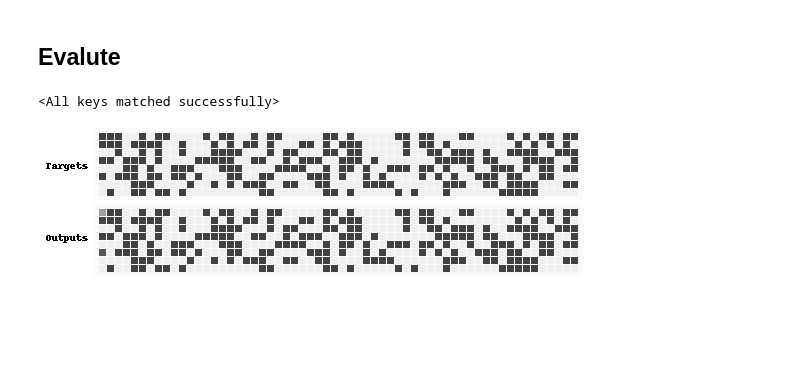
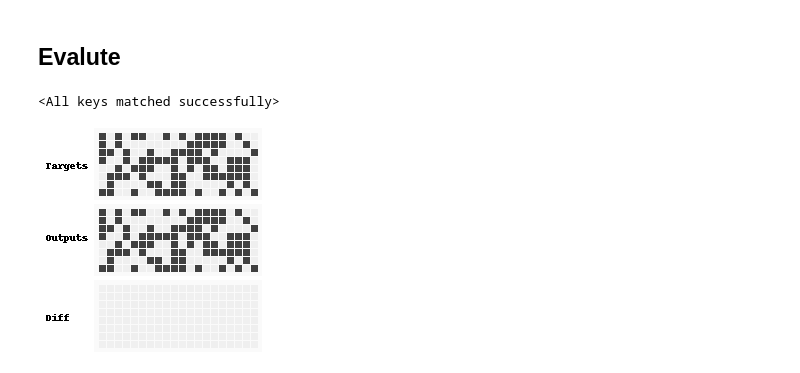
Before and after one commit to mahi97/NTM, a Jupyter notebook: NTM.ipynb, the cells around one changed output. Saved outputs shown, nothing was run; the diff lists cells and outputs as text; code cells hidden in the pictures; blank space fills up the shorter version.

```diff
--- a/NTM.ipynb
+++ b/NTM.ipynb
@@ -865,0 +884,3 @@ Saving model training history to './res2/copy-task-10-batch-20000.json'
+# %%
+# Train Model
+train_model(model, INTERVAL, INTERVAL, PATH)
@@ -972,13 +1011,13 @@ from IPython.display import Image as IPythonImage
 from PIL import Image, ImageDraw, ImageFont
 import io
 # %%
-# Initialize the Model
-model.net.load_state_dict(torch.load("./res2/copy-task-{}-batch-{}.model".format(SEED, batch_num)))
+# Initialize the Model]# Initialize the Model
+model.net.load_state_dict(torch.load(PATH + '/recopy-task-{}-batch-{}.model'.format(SEED, batch_num)))
 # %% [output]
 <All keys matched successfully>
 # %%
-seq_len = 60
-_, x, y = next(iter(copy_dataloader(1, 1, 8, seq_len, seq_len)))
+seq_len = 20
+_, x, y = next(iter(recopy_dataloader(1, 1, 8, seq_len, seq_len, 10, 10)))
 result = evaluate(model.net, model.criterion, x, y)
 y_out = result['y_out']
 # %%
@@ -1014,38 +1053,39 @@ def im_to_png_bytes(im):
     im.save(png, 'PNG')
     return bytes(png.getbuffer())
 
-def im_vconcat(im1, im2, pad=8):
-    assert im1.size == im2.size
-    w, h = im1.size
+def im_vconcat(imgs, pad=8):
+  w, h = imgs[0].size
 
-    width = w
-    height = h * 2 + pad
+  width = w
+  height = (h + pad) * len(imgs)
 
-    im = Image.new('L', (width, height), color=255)
-    im.paste(im1, (0, 0))
-    im.paste(im2, (0, h+pad))
-    return im
+  im = Image.new('L', (width, height), color=255)
+  for i, img in enumerate(imgs):
+    im.paste(img, (0, i*(h+pad)))
+  return im
 # %%
 def make_eval_plot(y, y_out, u=12):
     im_y = draw_sequence(y, u)
     im_y_out = draw_sequence(y_out, u)
-    im = im_vconcat(im_y, im_y_out, u//2)
+    im_y_diff = draw_sequence(y_out - y, u)
+    im = im_vconcat([im_y, im_y_out, im_y_diff], u//2)
 
     w, h = im.size
     pad_w = u * 7
     im2 = Image.new('L', (w+pad_w, h), color=255)
     im2.paste(im, (pad_w, 0))
 
     # Add text
     # font = ImageFont.truetype("./fonts/PT_Sans-Web-Regular.ttf", 13)
     draw = ImageDraw.ImageDraw(im2)
     draw.text((u,4*u), "Targets")#, font=font)
     draw.text((u,13*u), "Outputs")#, font=font)
+    draw.text((u,23*u), "Diff")#, font=font)
 
     return im2
 
 im = make_eval_plot(y, y_out, u=8)
 IPythonImage(im_to_png_bytes(im))
 # %% [output]
-[figure, old version]
+[figure, new version]
 # %%
```
Also changed, not shown: parts of 21 cells of this notebook.
